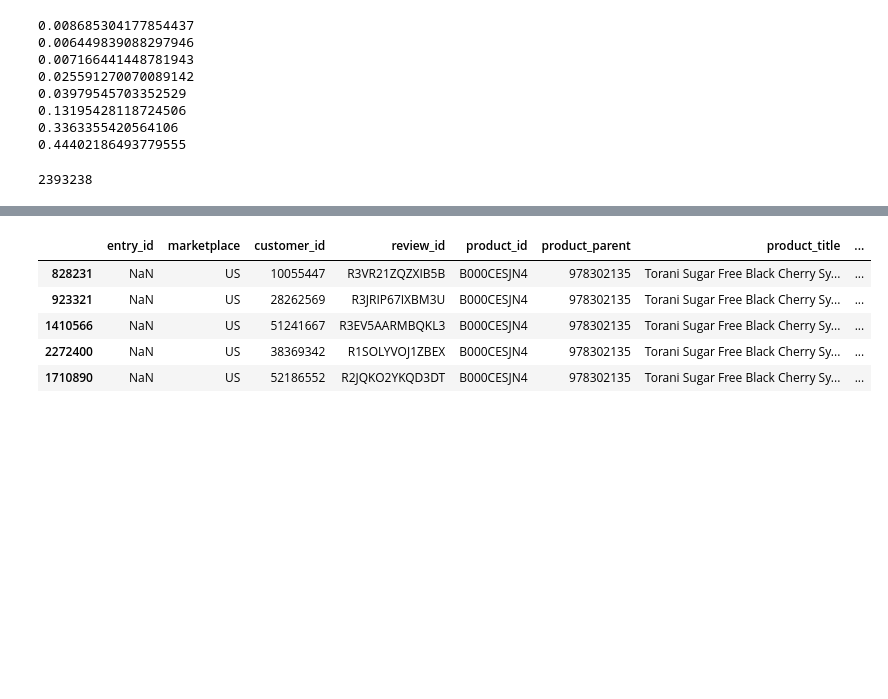
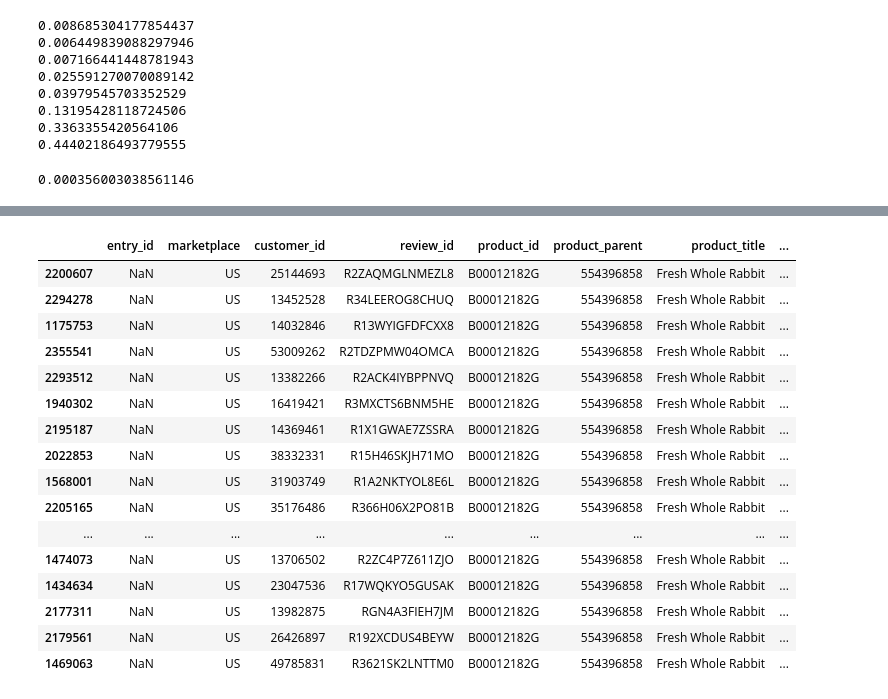
Before and after one commit to Yepadee/ads-cwk, a Jupyter notebook: Preliminary.ipynb, the cells around one changed output, grey strips where cells are left out. Drawn from its saved outputs; the diff is of its cells as text; code cells hidden in the pictures; blank space fills up the shorter version.

Commit message:
subSampled Reviews added

```diff
--- a/Preliminary.ipynb
+++ b/Preliminary.ipynb
@@ -1,6 +1,8 @@
 # %%
 import pandas as pd
 DATASET = "amazon_reviews_us_Grocery_v1_00.tsv"
+BR_DATASET = "bad-reviews.csv"
+ENTRIES_WANTED = 10000
 import logging
 import warnings
 import sys
@@ -204,10 +206,15 @@ print(fiveRatio)
 0.13195428118724506
 0.3363355420564106
 0.44402186493779555
-# %%
-print(len(dataset))
-# %% [output]
-2393238
+# %%
+badReviews = pd.read_csv(BR_DATASET)
+
+badReviews.head()
+
+badReviewRatio = len(badReviews)/lds
+print(badReviewRatio)
+# %% [output]
+0.000356003038561146
 # %%
 def getEntries(dataset, ratio, entriesWanted):
     numEntries = math.floor(ratio*entriesWanted)
@@ -231,10 +238,37 @@ def getEntries(dataset, ratio, entriesWanted):
 
     return collectedRows
 
-fourEntries = getEntries(four, fourRatio, 10000)
-print("THIS:")
-print(len(fourEntries))
-fourEntries.head()
+def subset(entriesWanted):
+    dsOut = collectedRows = pd.DataFrame(columns=['entry_id', 'marketplace', 'customer_id', 'review_id', 'product_id', 'product_parent', 'product_title', 'product_category', 'star_rating', 'helpful_votes', 'total_votes', 'vine', 'verified_purchase', 'review_headline', 'review_body', 'review_date', 'avg_review'])
 
-def subset(entriesWanted):
+    entries = getEntries(onePointFive, onePointFiveRatio, entriesWanted) #1.0 - 1.5
+    for i in range(len(entries)):
+        dsOut = dsOut.append(entries.iloc[i])
+    entries = getEntries(two, twoRatio, entriesWanted) # 1.5 - 2.0
+    for i in range(len(entries)):
+        dsOut = dsOut.append(entries.iloc[i])
+    entries = getEntries(twoPointFive, twoPointFiveRatio, entriesWanted) # 2.0 - 2.5
+    for i in range(len(entries)):
+        dsOut = dsOut.append(entries.iloc[i])
+    entries = getEntries(three, threeRatio, entriesWanted) # 2.5 - 3.0
+    for i in range(len(entries)):
+        dsOut = dsOut.append(entries.iloc[i])
+    entries = getEntries(threePointFive, threePointFiveRatio, entriesWanted) # 3.0 - 3.5
+    for i in range(len(entries)):
+        dsOut = dsOut.append(entries.iloc[i])
+    entries = getEntries(four, fourRatio, entriesWanted) # 3.5 - 4.0
+    for i in range(len(entries)):
+        dsOut = dsOut.append(entries.iloc[i])
+    entries = getEntries(fourPointFive, fourPointFiveRatio, entriesWanted) # 4.0 - 4.5
+    for i in range(len(entries)):
+        dsOut = dsOut.append(entries.iloc[i])
+    entries = getEntries(five, fiveRatio, entriesWanted) # 4.5 - 5.0
+    for i in range(len(entries)):
+        dsOut = dsOut.append(entries.iloc[i])
+
+    return dsOut
+
+subSample = subset(ENTRIES_WANTED)
+print(len(subSample))
+subSample.head(25)
 # %% [output]
@@ -255,6 +292,17 @@ THIS:
 |  | entry_id | marketplace | customer_id | review_id | product_id | product_parent | product_title | ... |
-| 828231 | NaN | US | 10055447 | R3VR21ZQZXIB5B | B000CESJN4 | 978302135 | Torani Sugar Free Black Cherry Sy... | ... |
-| 923321 | NaN | US | 28262569 | R3JRIP67IXBM3U | B000CESJN4 | 978302135 | Torani Sugar Free Black Cherry Sy... | ... |
-| 1410566 | NaN | US | 51241667 | R3EV5AARMBQKL3 | B000CESJN4 | 978302135 | Torani Sugar Free Black Cherry Sy... | ... |
-| 2272400 | NaN | US | 38369342 | R1SOLYVOJ1ZBEX | B000CESJN4 | 978302135 | Torani Sugar Free Black Cherry Sy... | ... |
-| 1710890 | NaN | US | 52186552 | R2JQKO2YKQD3DT | B000CESJN4 | 978302135 | Torani Sugar Free Black Cherry Sy... | ... |
+| 2200607 | NaN | US | 25144693 | R2ZAQMGLNMEZL8 | B00012182G | 554396858 | Fresh Whole Rabbit | ... |
+| 2294278 | NaN | US | 13452528 | R34LEEROG8CHUQ | B00012182G | 554396858 | Fresh Whole Rabbit | ... |
+| 1175753 | NaN | US | 14032846 | R13WYIGFDFCXX8 | B00012182G | 554396858 | Fresh Whole Rabbit | ... |
+| 2355541 | NaN | US | 53009262 | R2TDZPMW04OMCA | B00012182G | 554396858 | Fresh Whole Rabbit | ... |
+| 2293512 | NaN | US | 13382266 | R2ACK4IYBPPNVQ | B00012182G | 554396858 | Fresh Whole Rabbit | ... |
+| 1940302 | NaN | US | 16419421 | R3MXCTS6BNM5HE | B00012182G | 554396858 | Fresh Whole Rabbit | ... |
+| 2195187 | NaN | US | 14369461 | R1X1GWAE7ZSSRA | B00012182G | 554396858 | Fresh Whole Rabbit | ... |
+| 2022853 | NaN | US | 38332331 | R15H46SKJH71MO | B00012182G | 554396858 | Fresh Whole Rabbit | ... |
+| 1568001 | NaN | US | 31903749 | R1A2NKTYOL8E6L | B00012182G | 554396858 | Fresh Whole Rabbit | ... |
+| 2205165 | NaN | US | 35176486 | R366H06X2PO81B | B00012182G | 554396858 | Fresh Whole Rabbit | ... |
+| ... | ... | ... | ... | ... | ... | ... | ... | ... |
+| 1474073 | NaN | US | 13706502 | R2ZC4P7Z611ZJO | B00012182G | 554396858 | Fresh Whole Rabbit | ... |
+| 1434634 | NaN | US | 23047536 | R17WQKYO5GUSAK | B00012182G | 554396858 | Fresh Whole Rabbit | ... |
+| 2177311 | NaN | US | 13982875 | RGN4A3FIEH7JM | B00012182G | 554396858 | Fresh Whole Rabbit | ... |
+| 2179561 | NaN | US | 26426897 | R192XCDUS4BEYW | B00012182G | 554396858 | Fresh Whole Rabbit | ... |
+| 1469063 | NaN | US | 49785831 | R3621SK2LNTTM0 | B00012182G | 554396858 | Fresh Whole Rabbit | ... |
```
Also changed, not shown: parts of 3 cells of this notebook.
